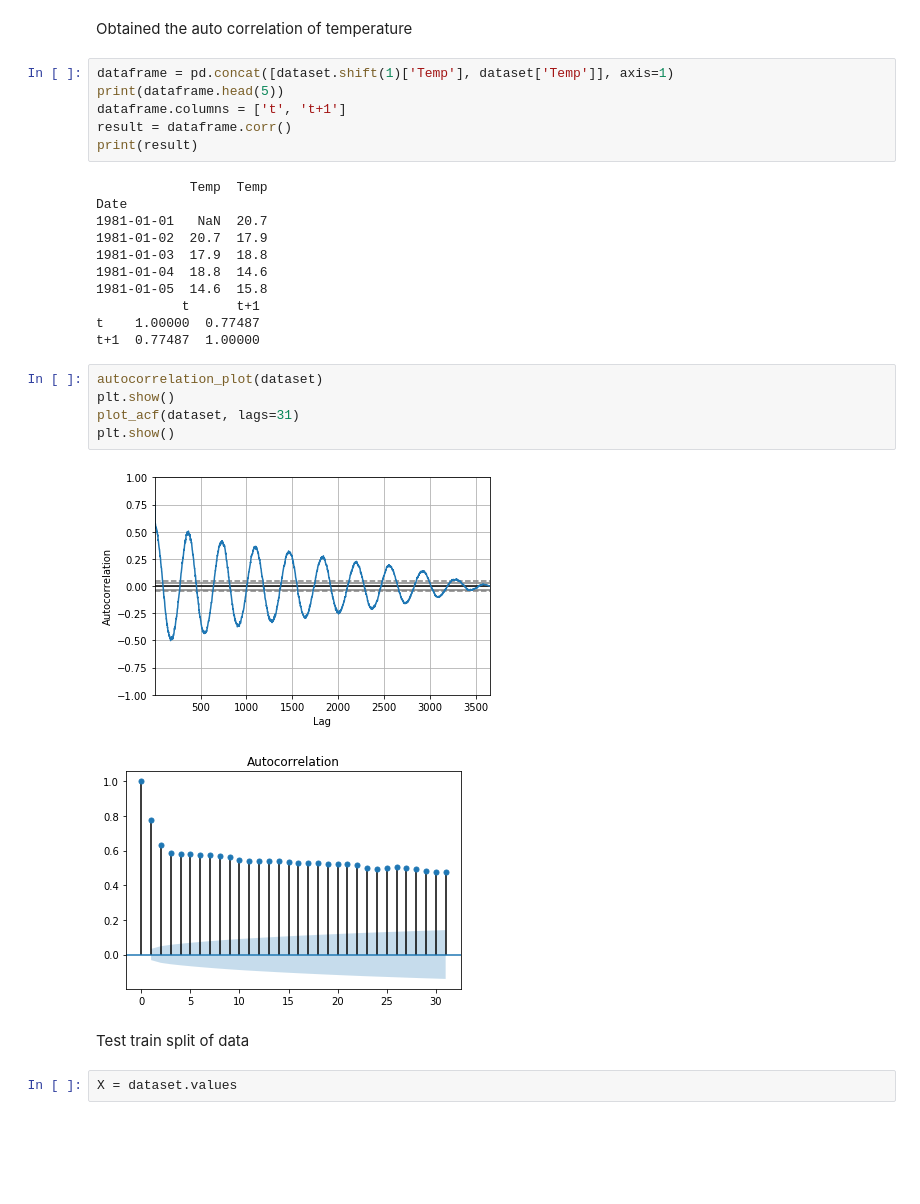
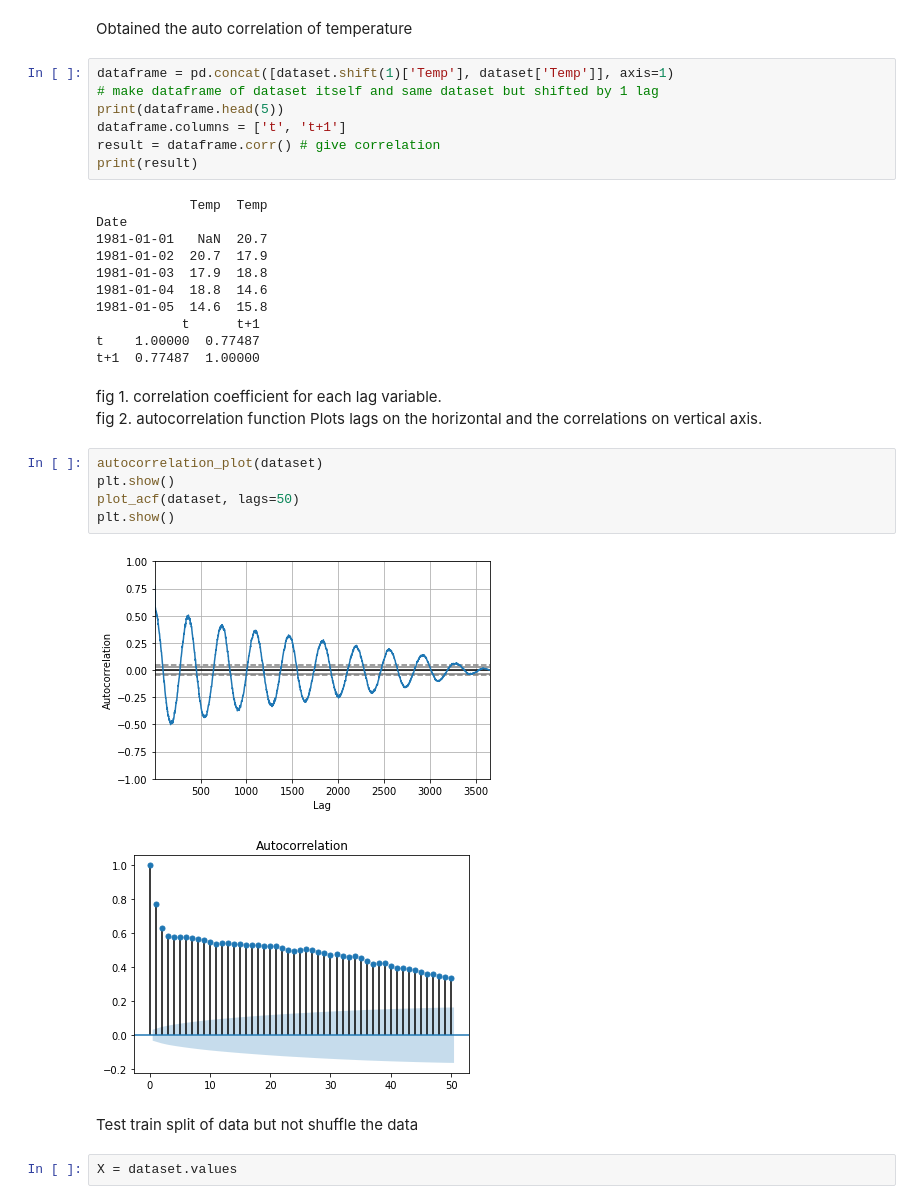
Before and after one commit to Aksh-kumar/ML_Projects, a Jupyter notebook: Daily_Minimum_temperature/time_series_minimum_temperature_analysis.ipynb, the cells around one changed output. Cells and saved outputs as stored; diff of their text form; blank space fills up the shorter version.

```diff
--- a/Daily_Minimum_temperature/time_series_minimum_temperature_analysis.ipynb
+++ b/Daily_Minimum_temperature/time_series_minimum_temperature_analysis.ipynb
@@ -33,9 +97,10 @@ dataset.plot()
 Obtained the auto correlation of temperature
 # %%
 dataframe = pd.concat([dataset.shift(1)['Temp'], dataset['Temp']], axis=1)
+# make dataframe of dataset itself and same dataset but shifted by 1 lag
 print(dataframe.head(5))
 dataframe.columns = ['t', 't+1']
-result = dataframe.corr()
+result = dataframe.corr() # give correlation
 print(result)
 # %% [output]
             Temp  Temp
@@ -48,16 +113,20 @@ Date
            t      t+1
 t    1.00000  0.77487
 t+1  0.77487  1.00000
+# %% [markdown]
+fig 1. correlation coefficient for each lag variable.
+<br>
+fig 2. autocorrelation function Plots lags on the horizontal and the correlations on vertical axis.
 # %%
 autocorrelation_plot(dataset)
 plt.show()
-plot_acf(dataset, lags=31)
+plot_acf(dataset, lags=50)
 plt.show()
 # %% [output]
 [figure]
-[figure, old version]
+[figure, new version]
 # %% [markdown]
-Test train split of data
+Test train split of data but not shuffle the data
 # %%
 X = dataset.values
 # %%
```
Also changed, not shown: parts of 18 cells of this notebook, 2 other files.
